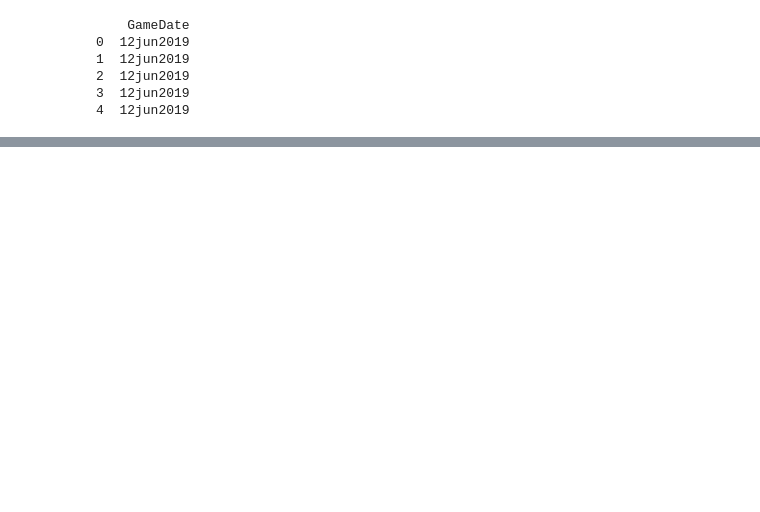
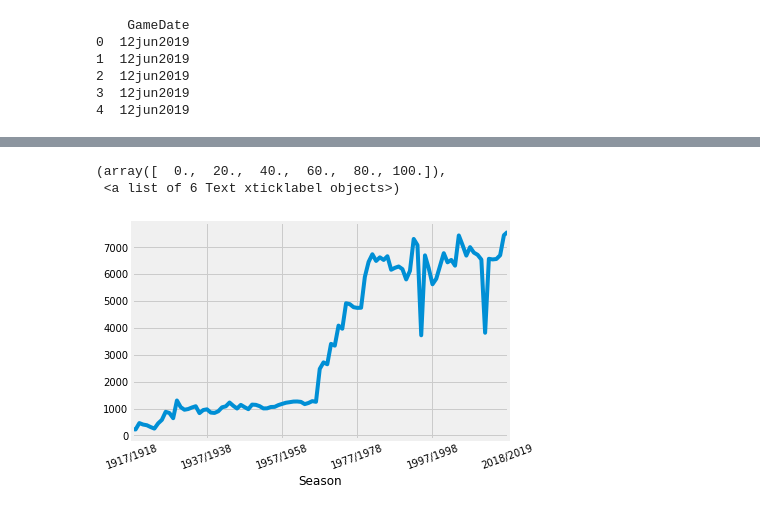
Before and after one commit to TrentMcNamara/Coding-Practice, a Jupyter notebook: Basic Functions and Features Using Data.ipynb, the cells around one changed output, grey strips where cells are left out. Saved outputs shown, nothing was run; the diff lists cells and outputs as text; code cells hidden in the pictures; blank space fills up the shorter version.

```diff
--- a/Basic Functions and Features Using Data.ipynb
+++ b/Basic Functions and Features Using Data.ipynb
@@ -361,0 +274,6 @@ plot()
+# %%
+df1 = df[df['SeasonType'] == 'REG']
+df2 = df1['g'].groupby(df1['Season']).sum()
+df3 = df1['gp'].groupby(df1['Season']).sum()
+df3 = df2.div(df3)
+print(df1.head())
@@ -361,0 +298,7 @@ plot()
+# %%
+df2.plot()
+pyplot.xticks(rotation=20)
+# %% [output]
+(array([  0.,  20.,  40.,  60.,  80., 100.]),
+ <a list of 6 Text xticklabel objects>)
+[figure, added]
```
Also changed, not shown: parts of 30 cells of this notebook.
